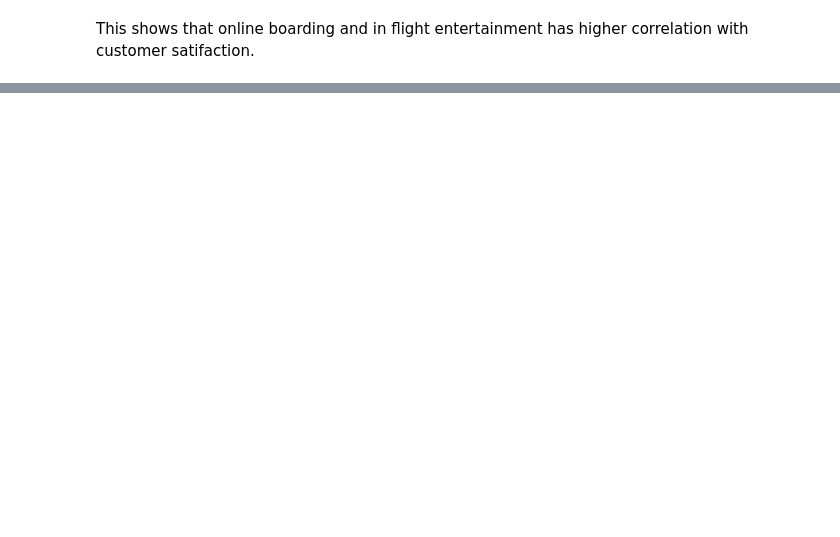
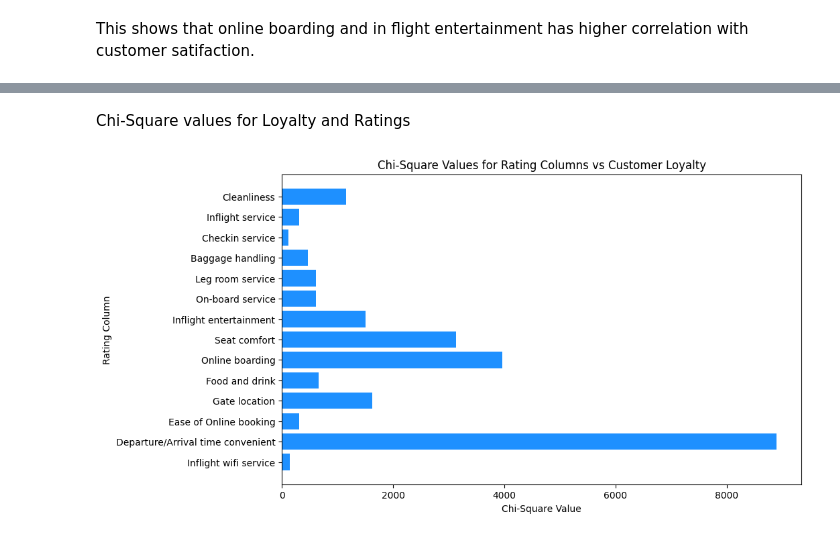
Before and after one commit to anushChrist/ML_LAB, a Jupyter notebook: 2348504_Lab2.ipynb, the cells around one changed output, grey strips where cells are left out. Cells and saved outputs as stored; diff of their text form; code cells hidden in the pictures; blank space fills up the shorter version.

```diff
--- a/2348504_Lab2.ipynb
+++ b/2348504_Lab2.ipynb
@@ -276,0 +373,16 @@ This shows that online boarding and in flight entertainment has higher correlati
+# %% [markdown]
+Chi-Square values for Loyalty and Ratings
+# %%
+chi_square_values = []
+for column in rating_columns:
+    contingency_table = pd.crosstab(df['Customer Type'], df[column])
+    chi2, p, dof, expected = chi2_contingency(contingency_table)
+    chi_square_values.append(chi2)
+plt.figure(figsize=(10, 6))
+plt.barh(rating_columns, chi_square_values, color='dodgerblue')
+plt.xlabel('Chi-Square Value')
+plt.ylabel('Rating Column')
+plt.title('Chi-Square Values for Rating Columns vs Customer Loyalty')
+plt.show()
+# %% [output]
+[figure, added]
```
Also changed, not shown: parts of 39 cells of this notebook.
